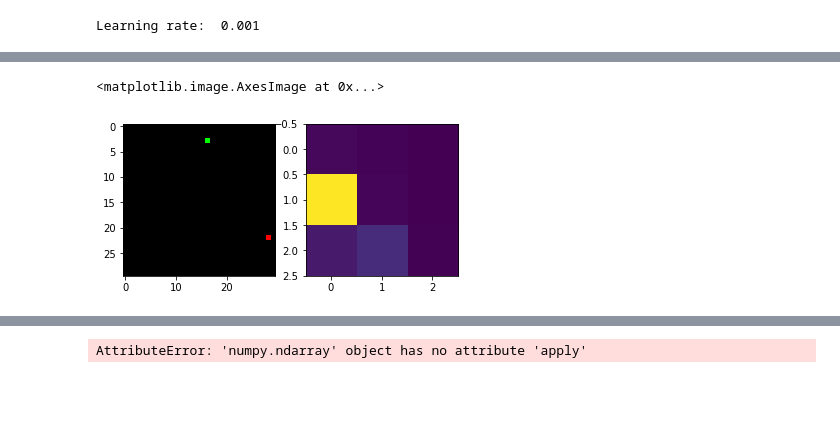
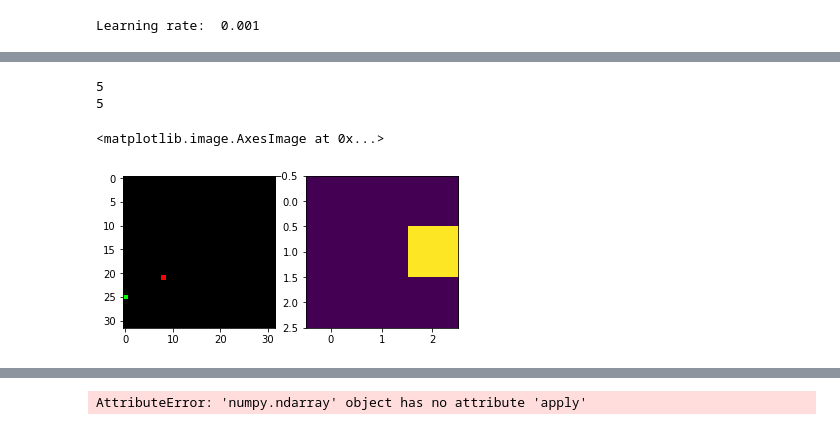
Before and after one commit to rdkbrady/dnd_ai, a Jupyter notebook: fantasy.ipynb, the cells around one changed output, grey strips where cells are left out. Drawn from its saved outputs; the diff is of its cells as text; code cells hidden in the pictures; blank space fills up the shorter version.

```diff
--- a/fantasy.ipynb
+++ b/fantasy.ipynb
@@ -6,10 +8,10 @@ from keras.optimizers import Adam
 # %% [output]
 Using TensorFlow backend.
 # %%
-h = 30
-w = 30
+h = 32
+w = 32
 
-data_generator = batch_data_for_ai(h,w)
+data_generator = batch_data_for_ai(h,w, 10)
 # %%
 n = 3
 
@@ -21,6 +23,6 @@ model.compile(loss='categorical_crossentropy',
 # %% [output]
 Learning rate:  0.001
 # %%
-model.fit_generator(data_generator, steps_per_epoch = 1, epochs = 200)
+model.fit_generator(data_generator, steps_per_epoch = 100, epochs = 200)
 # %% [output]
 Epoch 1/200
@@ -46,14 +52,17 @@ plt.plot(model.history.history['accuracy'])
 # %%
 import numpy as np
 from matplotlib import pyplot as plt
 
-game_state = next(data_generator)[0]
-move_probs = model.predict(game_state).reshape(3,3)
-
+game_state, requested_action = next(data_generator)
+move_probs = model.predict(game_state)[0].reshape(3,3)
+print(np.argmax(model.predict(game_state)[0]))
+print(np.argmax(requested_action))
 fig, axs = plt.subplots(1, 2)
 
 axs[0].imshow(game_state[0])
 axs[1].imshow(move_probs)
 # %% [output]
-<matplotlib.image.AxesImage at 0x...>
+5
+5
+<matplotlib.image.AxesImage at 0x...>
-[figure, old version]
+[figure, new version]
```
Also changed, not shown: parts of 4 cells of this notebook.
